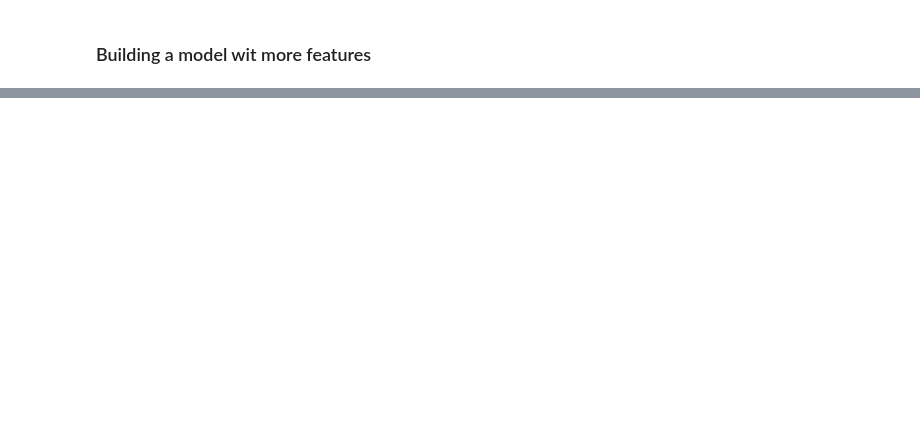
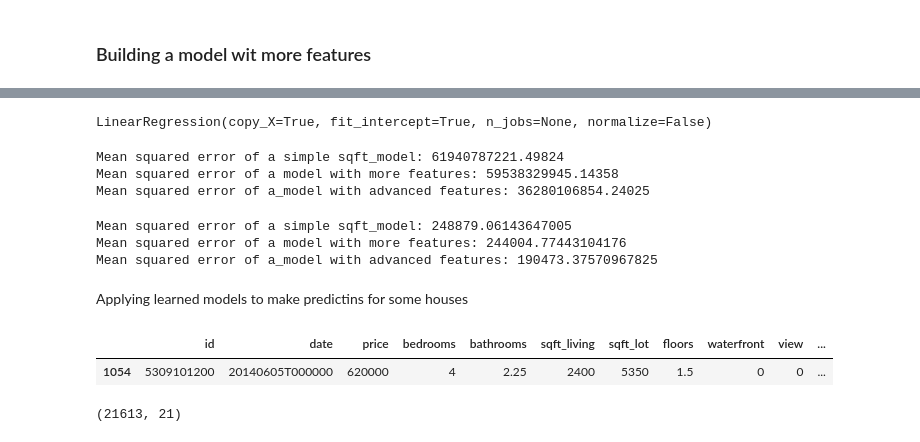
Before and after one commit to Aafaaq77/machineLearningCoursera, a Jupyter notebook: course1/linRegressionWeek2.ipynb, the cells around one changed output, grey strips where cells are left out. Drawn from its saved outputs; the diff is of its cells as text; code cells hidden in the pictures; blank space fills up the shorter version.

```diff
--- a/course1/linRegressionWeek2.ipynb
+++ b/course1/linRegressionWeek2.ipynb
@@ -129,0 +135,7 @@ my_features = ['bedrooms','bathrooms','sqft_living','sqft_lot','floors','zipcode
+# %%
+advanced_features_model = LinearRegression()
+X_advanced = sales[advanced_features]
+X_train_advanced, X_test_advanced, y_train_advanced, y_test_advanced = train_test_split(X_advanced, y, test_size=0.2, random_state=0)
+advanced_features_model.fit(X_train_advanced, y_train_advanced)
+# %% [output]
+LinearRegression(copy_X=True, fit_intercept=True, n_jobs=None, normalize=False)
@@ -129,0 +145,29 @@ my_features = ['bedrooms','bathrooms','sqft_living','sqft_lot','floors','zipcode
+# %%
+print(f'Mean squared error of a simple sqft_model: {61940787221.49824}')
+print(f'Mean squared error of a model with more features: {mean_squared_error(y_test, my_features_predicted)}')
+print(f'Mean squared error of a_model with advanced features: {mean_squared_error(y_test_advanced, advanced_features_predicted)}')
+# %% [output]
+Mean squared error of a simple sqft_model: 61940787221.49824
+Mean squared error of a model with more features: 59538329945.14358
+Mean squared error of a_model with advanced features: 36280106854.24025
+# %%
+# normalized for better understanding
+print(f'Mean squared error of a simple sqft_model: {61940787221.49824**0.5}')
+print(f'Mean squared error of a model with more features: {mean_squared_error(y_test, my_features_predicted)**0.5}')
+print(f'Mean squared error of a_model with advanced features: {mean_squared_error(y_test_advanced, advanced_features_predicted)**0.5}')
+# %% [output]
+Mean squared error of a simple sqft_model: 248879.06143647005
+Mean squared error of a model with more features: 244004.77443104176
+Mean squared error of a_model with advanced features: 190473.37570967825
+# %% [markdown]
+Applying learned models to make predictins for some houses
+# %%
+house1 = sales[sales['id']=='5309101200']
+house1
+# %% [output]
+|  | id | date | price | bedrooms | bathrooms | sqft_living | sqft_lot | floors | waterfront | view | ... |
+| 1054 | 5309101200 | 20140605T000000 | 620000 | 4 | 2.25 | 2400 | 5350 | 1.5 | 0 | 0 | ... |
+# %%
+sales.shape
+# %% [output]
+(21613, 21)
```
Also changed, not shown: parts of 17 cells of this notebook.
